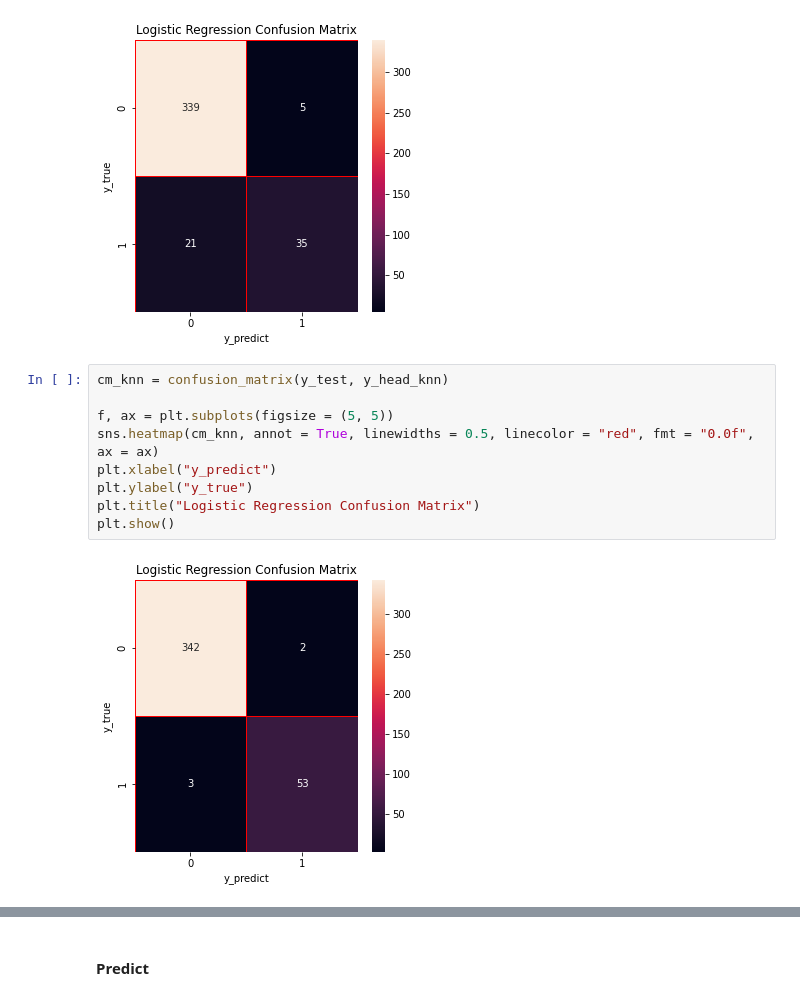
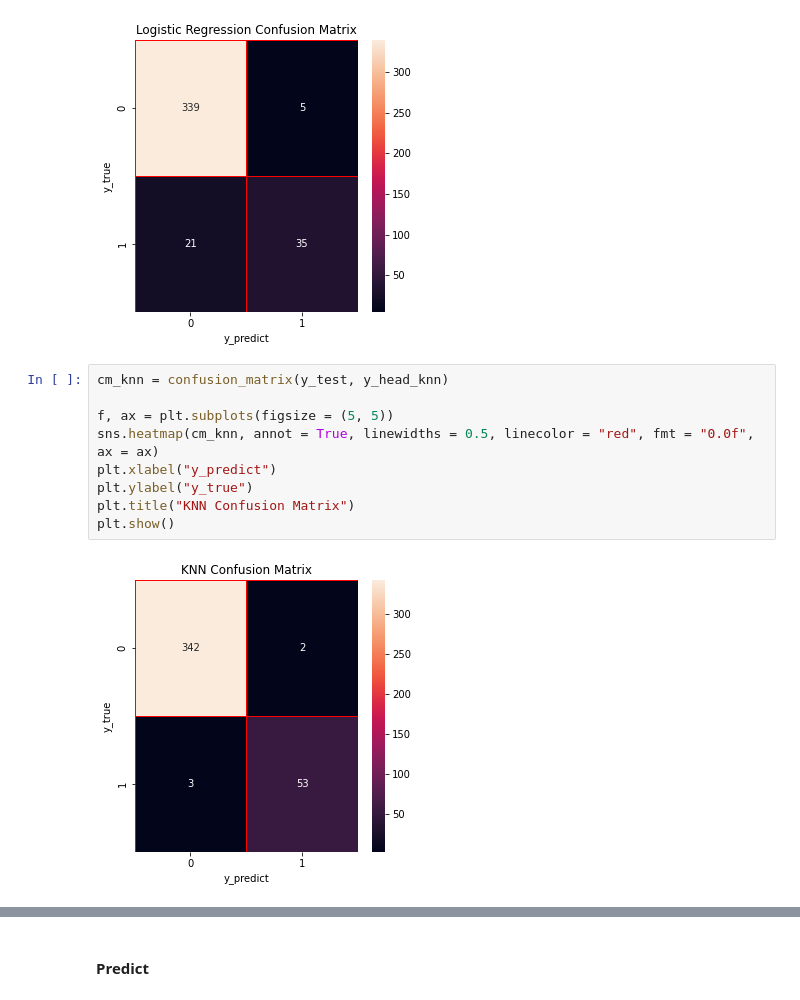
Before and after one commit to Gulfem93/Machine_Learning_Some_Projects, a Jupyter notebook: Credit Risk/CreditRsk.ipynb, the cells around one changed output, grey strips where cells are left out. Saved outputs shown, nothing was run; the diff lists cells and outputs as text.

```diff
--- a/Credit Risk/CreditRsk.ipynb
+++ b/Credit Risk/CreditRsk.ipynb
@@ -169,14 +173,14 @@ plt.show()
 # %%
 cm_knn = confusion_matrix(y_test, y_head_knn)
 
 f, ax = plt.subplots(figsize = (5, 5))
 sns.heatmap(cm_knn, annot = True, linewidths = 0.5, linecolor = "red", fmt = "0.0f", ax = ax)
 plt.xlabel("y_predict")
 plt.ylabel("y_true")
-plt.title("Logistic Regression Confusion Matrix")
+plt.title("KNN Confusion Matrix")
 plt.show()
 # %% [output]
-[figure, old version]
+[figure, new version]
 # %%
 cm_tree = confusion_matrix(y_test, y_head_tree)
 
```
Also changed, not shown: parts of 5 cells of this notebook, 2 other files.
